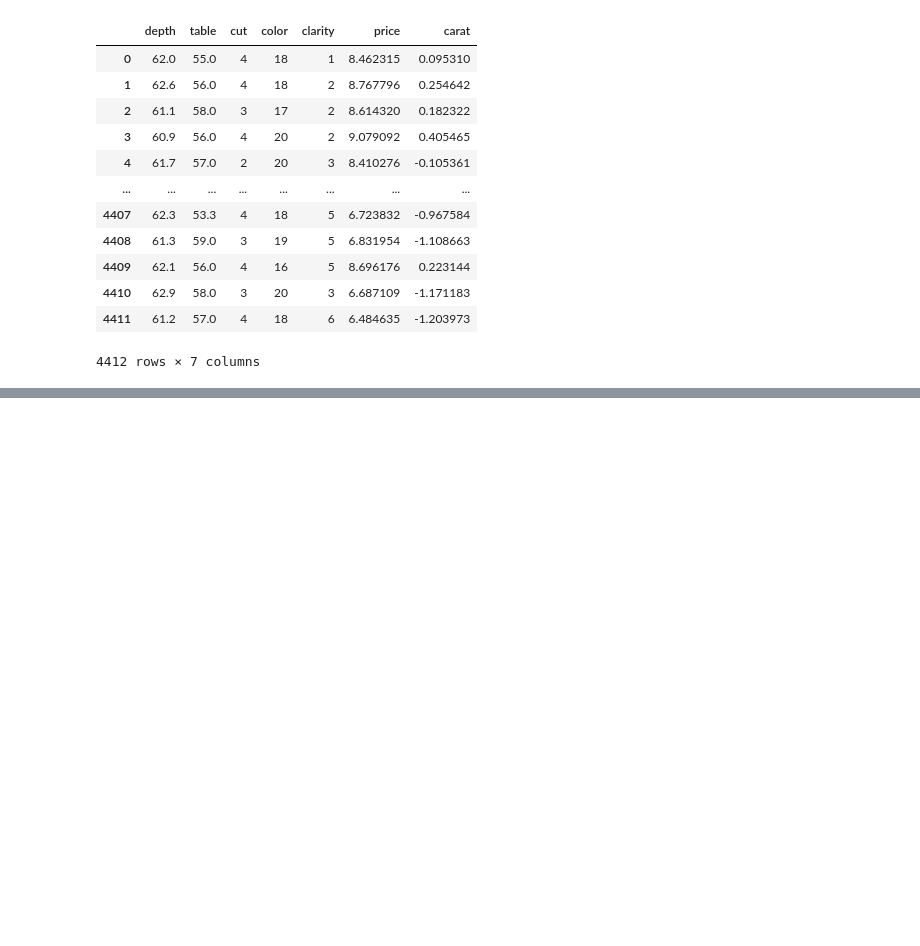
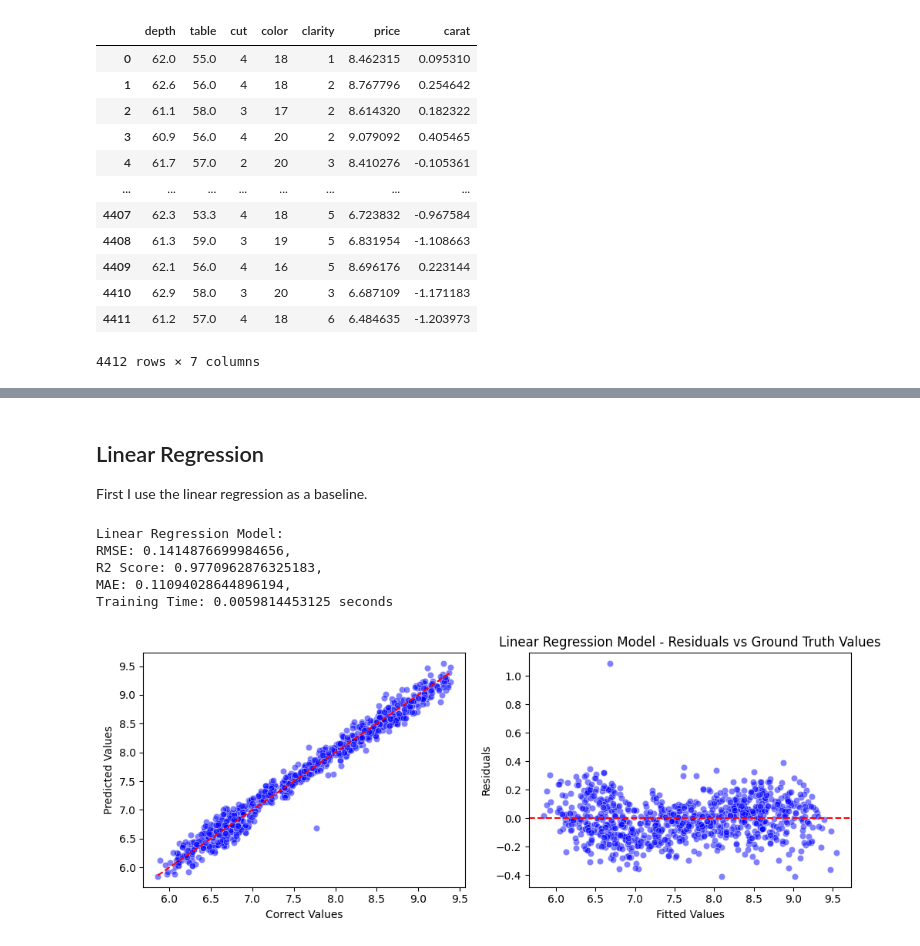
Before and after one commit to matildao-pane/xtream-ai-assignment-engineer, a Jupyter notebook: challenge_1/Training.ipynb, the cells around one changed output, grey strips where cells are left out. Drawn from its saved outputs; the diff is of its cells as text; code cells hidden in the pictures; blank space fills up the shorter version.

```diff
--- a/challenge_1/Training.ipynb
+++ b/challenge_1/Training.ipynb
@@ -74,0 +131,23 @@ for each model you choose to use, correlate the choice based on the data you saw
+# %%
+def plot(y_test, y_pred_linear,name):
+    fig, axes = plt.subplots(nrows=1, ncols=2, figsize=(10, 4))
+
+    # Plot 1: Correct Values vs Predicted Values
+    ax1 = axes[0]
+    sns.scatterplot(x=y_test, y=y_pred_linear, ax=ax1, color='blue', alpha=0.5)
+    sns.lineplot(x=[y_test.min(), y_test.max()], y=[y_test.min(), y_test.max()], ax=ax1, color='red', linestyle='--')
+    plt.title(f'{name} - Predicted vs Ground Truth Values')
+    ax1.set_xlabel('Correct Values')
+    ax1.set_ylabel('Predicted Values')
+
+    # Plot 2: Residuals vs Fitted Values
+    ax2 = axes[1]
+    residuals = y_test - y_pred_linear
+    sns.scatterplot(x=y_pred_linear, y=residuals, ax=ax2, color='blue', alpha=0.5)
+    ax2.axhline(y=0, color='red', linestyle='--')
+    plt.title(f'{name} - Residuals vs Ground Truth Values')
+    ax2.set_xlabel("Fitted Values")
+    ax2.set_ylabel("Residuals")
+
+    plt.tight_layout()
+    plt.show()
@@ -74,0 +182,29 @@ for each model you choose to use, correlate the choice based on the data you saw
+# %% [markdown]
+## Linear Regression
+First I use the linear regression as a baseline.
+# %%
+from sklearn.metrics import confusion_matrix
+start_time = time.time()
+linear_model = LinearRegression()
+linear_model.fit(X_train, y_train)
+training_time = time.time() - start_time
+
+y_pred_linear = linear_model.predict(X_test)
+
+# Evaluate the model
+rmse = np.sqrt(mean_squared_error(y_test, y_pred_linear))
+r2 = r2_score(y_test, y_pred_linear)
+mae = mean_absolute_error(y_test, y_pred_linear)
+
+results = {}
+name="Linear Regression Model"
+results[name] = {'RMSE': rmse, 'R2 Score': r2, 'MAE': mae, 'Training Time': training_time}
+print(f'{name}: \nRMSE: {rmse}, \nR2 Score: {r2}, \nMAE: {mae},  \nTraining Time: {training_time} seconds')
+plot(y_test, y_pred_linear,name)
+# %% [output]
+Linear Regression Model:
+RMSE: 0.1414876699984656,
+R2 Score: 0.9770962876325183,
+MAE: 0.11094028644896194,
+Training Time: 0.0059814453125 seconds
+[figure, added]
```
Also changed, not shown: parts of 19 cells of this notebook.
